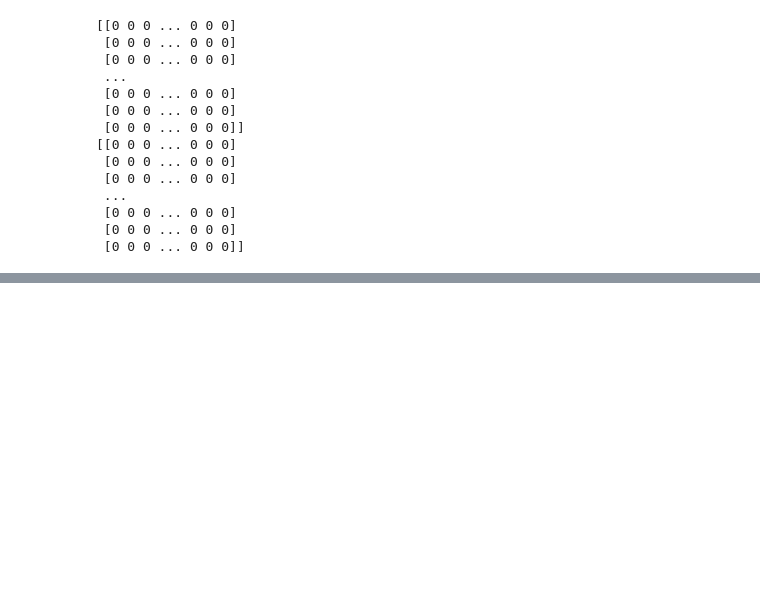
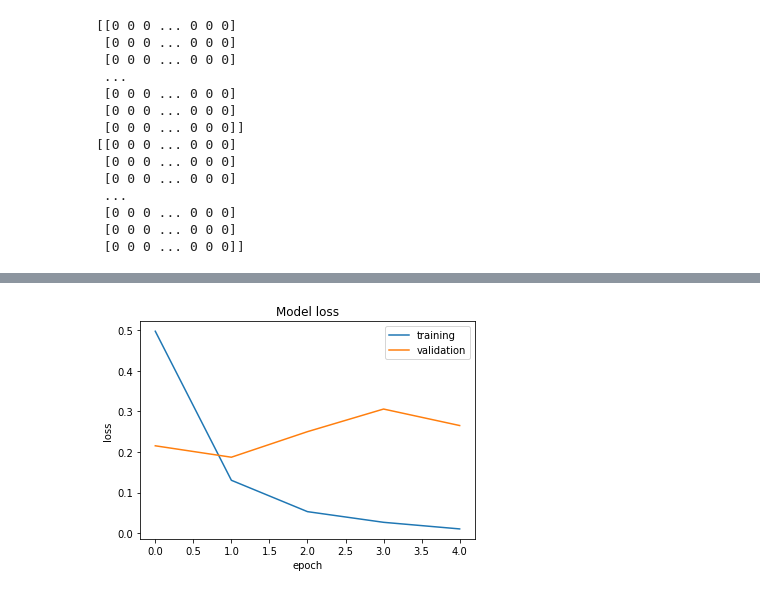
Before and after one commit to lucasvejar/sentimentAnalysis, a Jupyter notebook: model4.ipynb, the cells around one changed output, grey strips where cells are left out. Cells and saved outputs as stored; diff of their text form; code cells hidden in the pictures; blank space fills up the shorter version.

Commit message:
agreagando graficospara ver metricas de los modelos

```diff
--- a/model4.ipynb
+++ b/model4.ipynb
@@ -94,7 +93,7 @@ layer1 = 512
 layer2 = 256
 epoch = 5
 lr = 0.002
-epsilon = None
+epsilon = 1e-9
 validation = 0.1
 # %%
 model = Sequential()
@@ -128,5 +127,5 @@ Trainable params: 1,016,835
 Non-trainable params: 0
 _________________________________________________________________
 # %%
-model.fit(np.array(X_train),y_train,batch_size=32,epochs=epoch,verbose=1,validation_split=validation,shuffle=shufle)
+history = model.fit(np.array(X_train),y_train,batch_size=32,epochs=epoch,verbose=1,validation_split=validation,shuffle=shufle)
 # %% [output]
@@ -133,0 +177,10 @@ ValueError: Error when checking input: expected dense_1_input to have shape (172
+# %%
+plt.title('Model loss')
+plt.plot(history.history['loss'])
+plt.plot(history.history['val_loss'])
+plt.ylabel('loss')
+plt.xlabel('epoch')
+plt.legend(['training','validation'],loc='upper right')
+plt.show()
+# %% [output]
+[figure, added]
```
Also changed, not shown: parts of 9 cells of this notebook, 1 other file.
